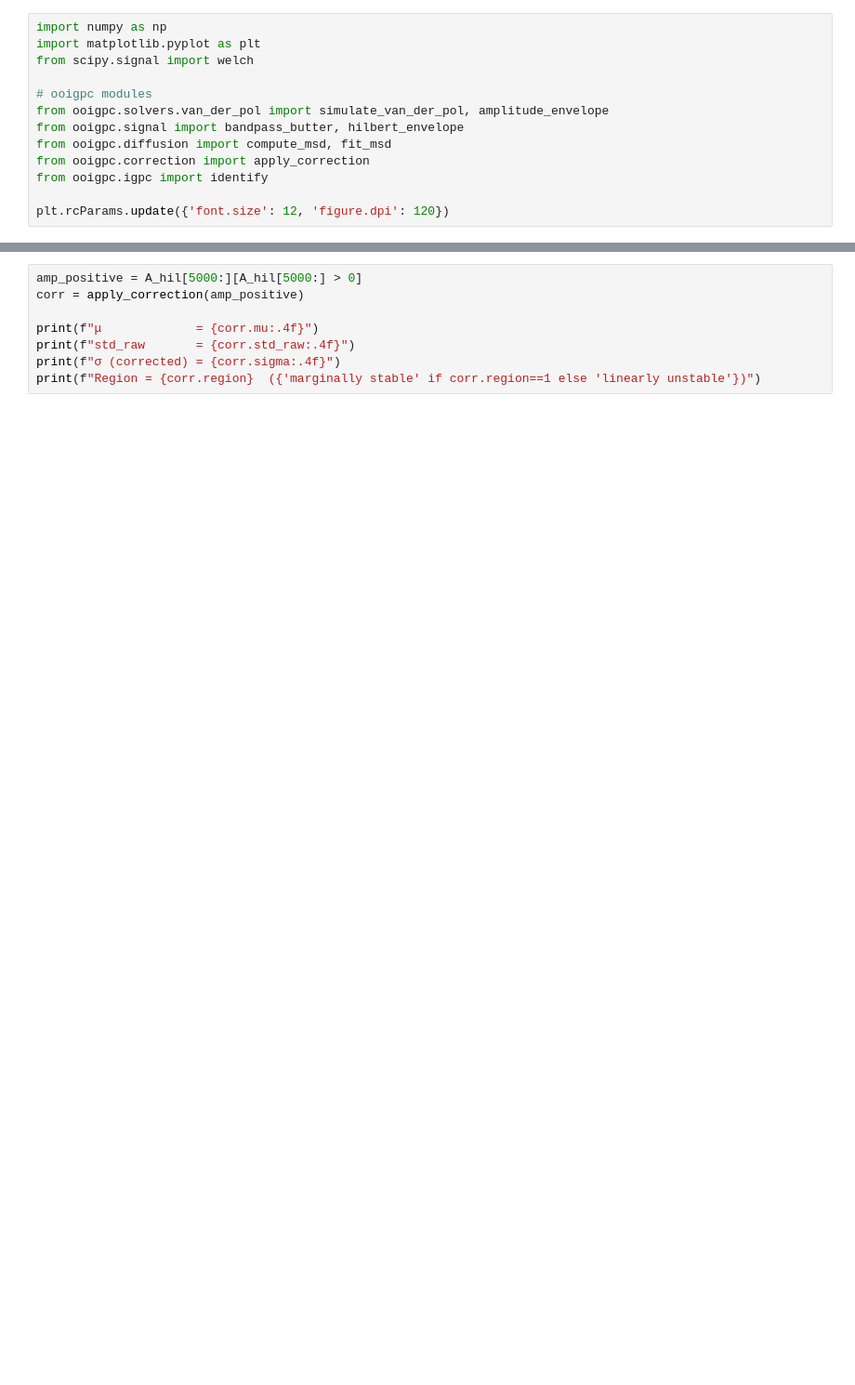
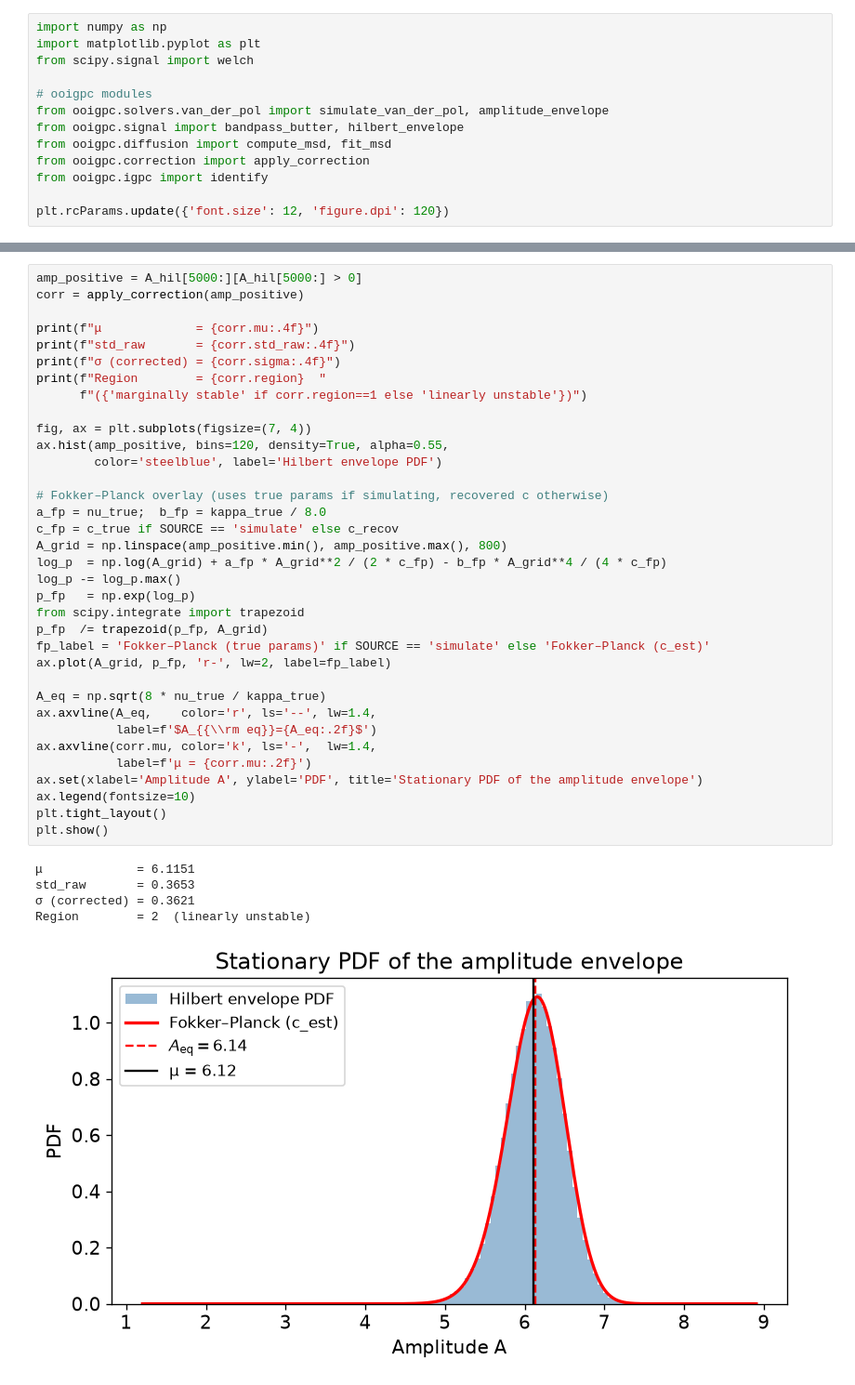
Before and after one commit to CamiloFSilva/ooigpc, a Jupyter notebook: notebooks/vdp_tutorial.ipynb, the cells around one changed output, grey strips where cells are left out. Shown at 93% size. Saved outputs shown, nothing was run; the diff lists cells and outputs as text; blank space fills up the shorter version.

```diff
--- a/notebooks/vdp_tutorial.ipynb
+++ b/notebooks/vdp_tutorial.ipynb
@@ -192,9 +327,42 @@ Eqs. 30–31 and 33; linearly unstable regime uses Eq. 20.
-# %%
-amp_positive = A_hil[5000:][A_hil[5000:] > 0]
-corr = apply_correction(amp_positive)
-
-print(f"μ             = {corr.mu:.4f}")
-print(f"std_raw       = {corr.std_raw:.4f}")
-print(f"σ (corrected) = {corr.sigma:.4f}")
-print(f"Region = {corr.region}  ({'marginally stable' if corr.region==1 else 'linearly unstable'})")
+# %%
+amp_positive = A_hil[5000:][A_hil[5000:] > 0]
+corr = apply_correction(amp_positive)
+
+print(f"μ             = {corr.mu:.4f}")
+print(f"std_raw       = {corr.std_raw:.4f}")
+print(f"σ (corrected) = {corr.sigma:.4f}")
+print(f"Region        = {corr.region}  "
+      f"({'marginally stable' if corr.region==1 else 'linearly unstable'})")
+
+fig, ax = plt.subplots(figsize=(7, 4))
+ax.hist(amp_positive, bins=120, density=True, alpha=0.55,
+        color='steelblue', label='Hilbert envelope PDF')
+
+# Fokker–Planck overlay (uses true params if simulating, recovered c otherwise)
+a_fp = nu_true;  b_fp = kappa_true / 8.0
+c_fp = c_true if SOURCE == 'simulate' else c_recov
+A_grid = np.linspace(amp_positive.min(), amp_positive.max(), 800)
+log_p  = np.log(A_grid) + a_fp * A_grid**2 / (2 * c_fp) - b_fp * A_grid**4 / (4 * c_fp)
+log_p -= log_p.max()
+p_fp   = np.exp(log_p)
+from scipy.integrate import trapezoid
+p_fp  /= trapezoid(p_fp, A_grid)
+fp_label = 'Fokker–Planck (true params)' if SOURCE == 'simulate' else 'Fokker–Planck (c_est)'
+ax.plot(A_grid, p_fp, 'r-', lw=2, label=fp_label)
+
+A_eq = np.sqrt(8 * nu_true / kappa_true)
+ax.axvline(A_eq,    color='r', ls='--', lw=1.4,
+           label=f'$A_{{\\rm eq}}={A_eq:.2f}$')
+ax.axvline(corr.mu, color='k', ls='-',  lw=1.4,
+           label=f'μ = {corr.mu:.2f}')
+ax.set(xlabel='Amplitude A', ylabel='PDF', title='Stationary PDF of the amplitude envelope')
+ax.legend(fontsize=10)
+plt.tight_layout()
+plt.show()
+# %% [output]
+μ             = 6.1151
+std_raw       = 0.3653
+σ (corrected) = 0.3621
+Region        = 2  (linearly unstable)
+[figure, added]
 # %% [markdown]
```
Also changed, not shown: parts of 21 cells of this notebook, 2 other files.
